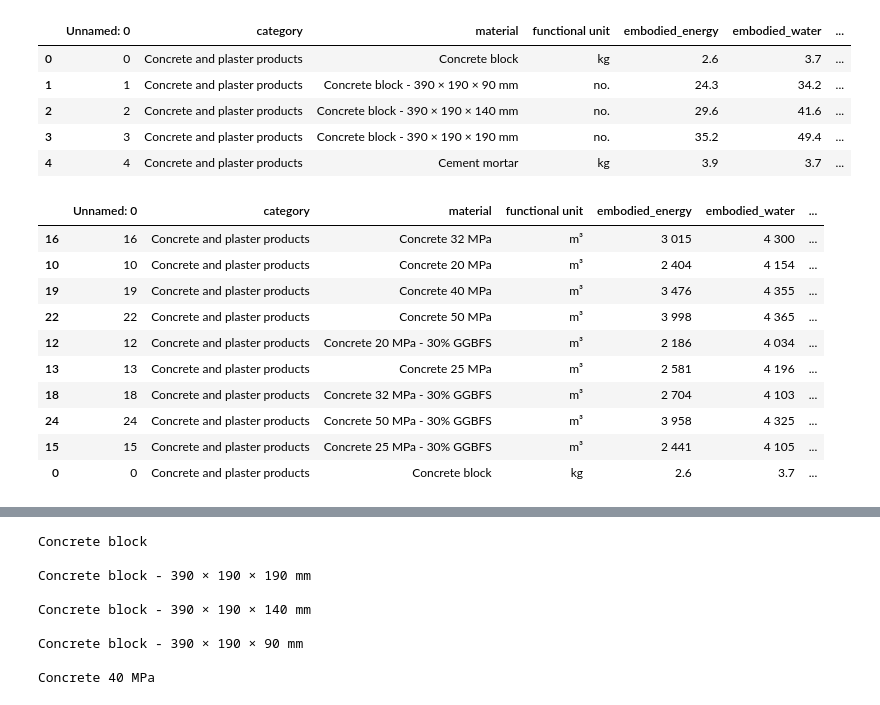
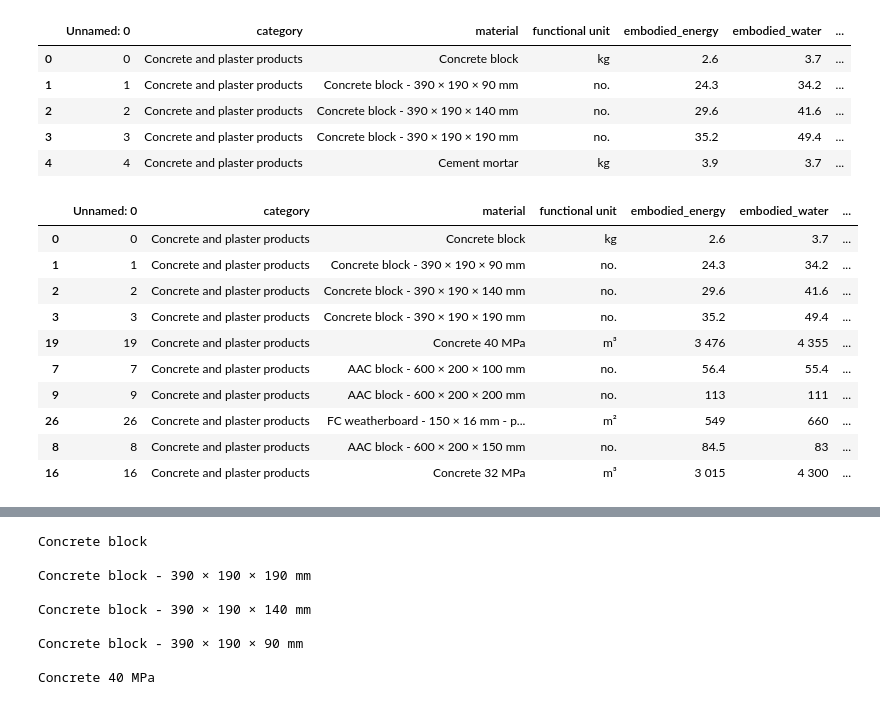
Before and after one commit to KarsonKKC/FADA3030, a Jupyter notebook: Semantic_search_EPiCdata.ipynb, the cells around one changed output, grey strips where cells are left out. Drawn from its saved outputs; the diff is of its cells as text; code cells hidden in the pictures.

Commit message:
Semantic search with Epic data

```diff
--- a/semantic_search_customerdata copy.ipynb
+++ b/Semantic_search_EPiCdata.ipynb
@@ -36,9 +36,9 @@ df.head()
 df['embeddings'] = df.combined.apply(lambda x: get_embedding(x, engine="text-embedding-ada-002"))
 df.to_csv('epic_data_embeddings.csv')
 # %%
-epic_df = pd.read_csv('epic_data_embeddings.csv')
-epic_df['embeddings'] = epic_df['embeddings'].apply(eval).apply(np.array)
-epic_df.head()
+df_test = pd.read_csv('epic_data_embeddings.csv')
+df_test['embeddings'] = df_test['embeddings'].apply(eval).apply(np.array)
+df_test.head()
 # %% [output]
 |  | Unnamed: 0 | category | material | functional unit | embodied_energy | embodied_water | ... |
 | 0 | 0 | Concrete and plaster products | Concrete block | kg | 2.6 | 3.7 | ... |
@@ -50,18 +50,18 @@ epic_df.head()
 search_term_epic = input('Enter a search term: ')
 # %%
 search_term_vector_epic = get_embedding(search_term_epic, engine='text-embedding-ada-002')
-epic_df['similarities'] = epic_df['embeddings'].apply(lambda x: cosine_similarity(x, search_term_vector_epic))
-epic_df.sort_values("similarities", ascending=False).head(10)
+df_test['similarities'] = df_test['embeddings'].apply(lambda x: cosine_similarity(x, search_term_vector_epic))
+df_test.sort_values("similarities", ascending=False).head(10)
 # %% [output]
 |  | Unnamed: 0 | category | material | functional unit | embodied_energy | embodied_water | ... |
+| 0 | 0 | Concrete and plaster products | Concrete block | kg | 2.6 | 3.7 | ... |
+| 1 | 1 | Concrete and plaster products | Concrete block - 390 × 190 × 90 mm | no. | 24.3 | 34.2 | ... |
+| 2 | 2 | Concrete and plaster products | Concrete block - 390 × 190 × 140 mm | no. | 29.6 | 41.6 | ... |
+| 3 | 3 | Concrete and plaster products | Concrete block - 390 × 190 × 190 mm | no. | 35.2 | 49.4 | ... |
+| 19 | 19 | Concrete and plaster products | Concrete 40 MPa | m³ | 3 476 | 4 355 | ... |
+| 7 | 7 | Concrete and plaster products | AAC block - 600 × 200 × 100 mm | no. | 56.4 | 55.4 | ... |
+| 9 | 9 | Concrete and plaster products | AAC block - 600 × 200 × 200 mm | no. | 113 | 111 | ... |
+| 26 | 26 | Concrete and plaster products | FC weatherboard - 150 × 16 mm - p... | m² | 549 | 660 | ... |
+| 8 | 8 | Concrete and plaster products | AAC block - 600 × 200 × 150 mm | no. | 84.5 | 83 | ... |
 | 16 | 16 | Concrete and plaster products | Concrete 32 MPa | m³ | 3 015 | 4 300 | ... |
-| 10 | 10 | Concrete and plaster products | Concrete 20 MPa | m³ | 2 404 | 4 154 | ... |
-| 19 | 19 | Concrete and plaster products | Concrete 40 MPa | m³ | 3 476 | 4 355 | ... |
-| 22 | 22 | Concrete and plaster products | Concrete 50 MPa | m³ | 3 998 | 4 365 | ... |
-| 12 | 12 | Concrete and plaster products | Concrete 20 MPa - 30% GGBFS | m³ | 2 186 | 4 034 | ... |
-| 13 | 13 | Concrete and plaster products | Concrete 25 MPa | m³ | 2 581 | 4 196 | ... |
-| 18 | 18 | Concrete and plaster products | Concrete 32 MPa - 30% GGBFS | m³ | 2 704 | 4 103 | ... |
-| 24 | 24 | Concrete and plaster products | Concrete 50 MPa - 30% GGBFS | m³ | 3 958 | 4 325 | ... |
-| 15 | 15 | Concrete and plaster products | Concrete 25 MPa - 30% GGBFS | m³ | 2 441 | 4 105 | ... |
-| 0 | 0 | Concrete and plaster products | Concrete block | kg | 2.6 | 3.7 | ... |
 # %%
```
Also changed, not shown: parts of 7 cells of this notebook.
